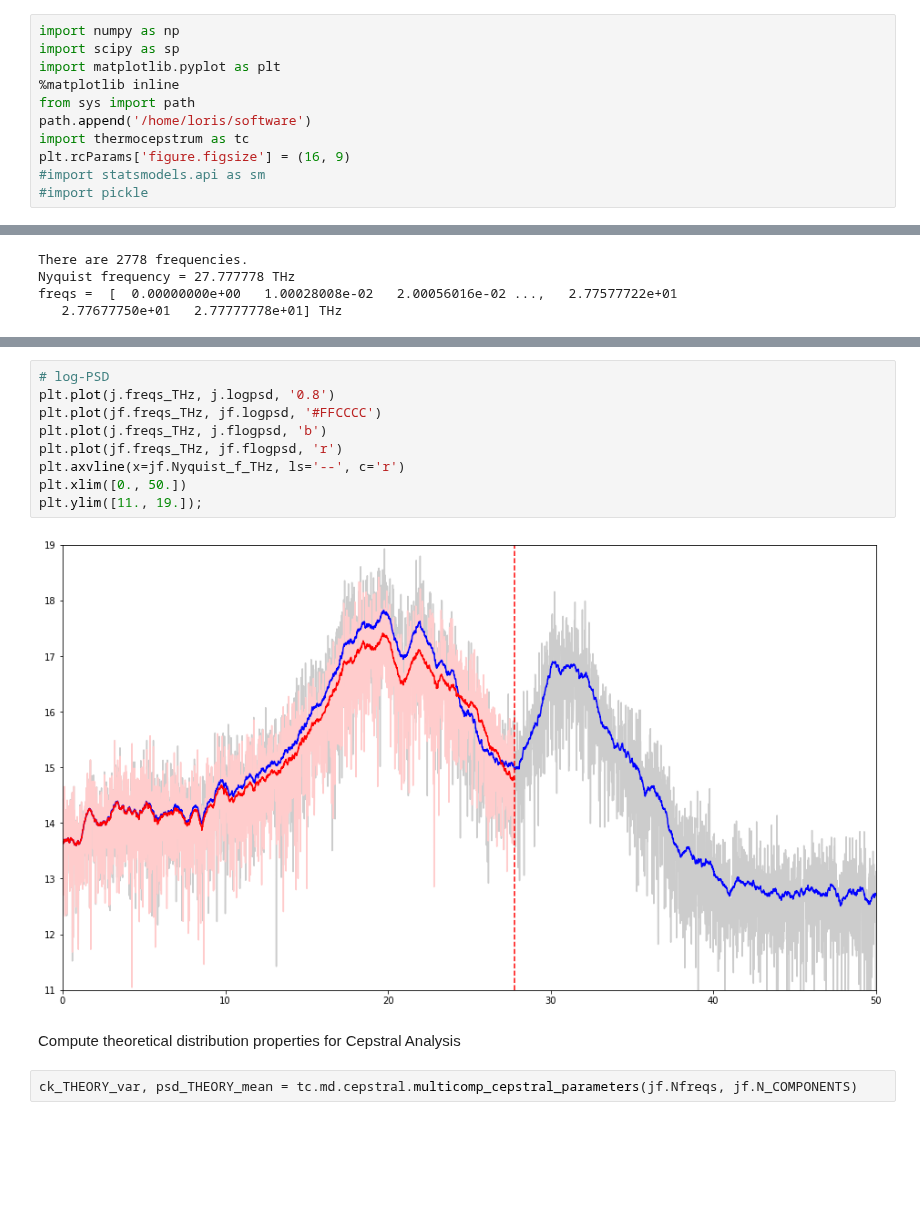
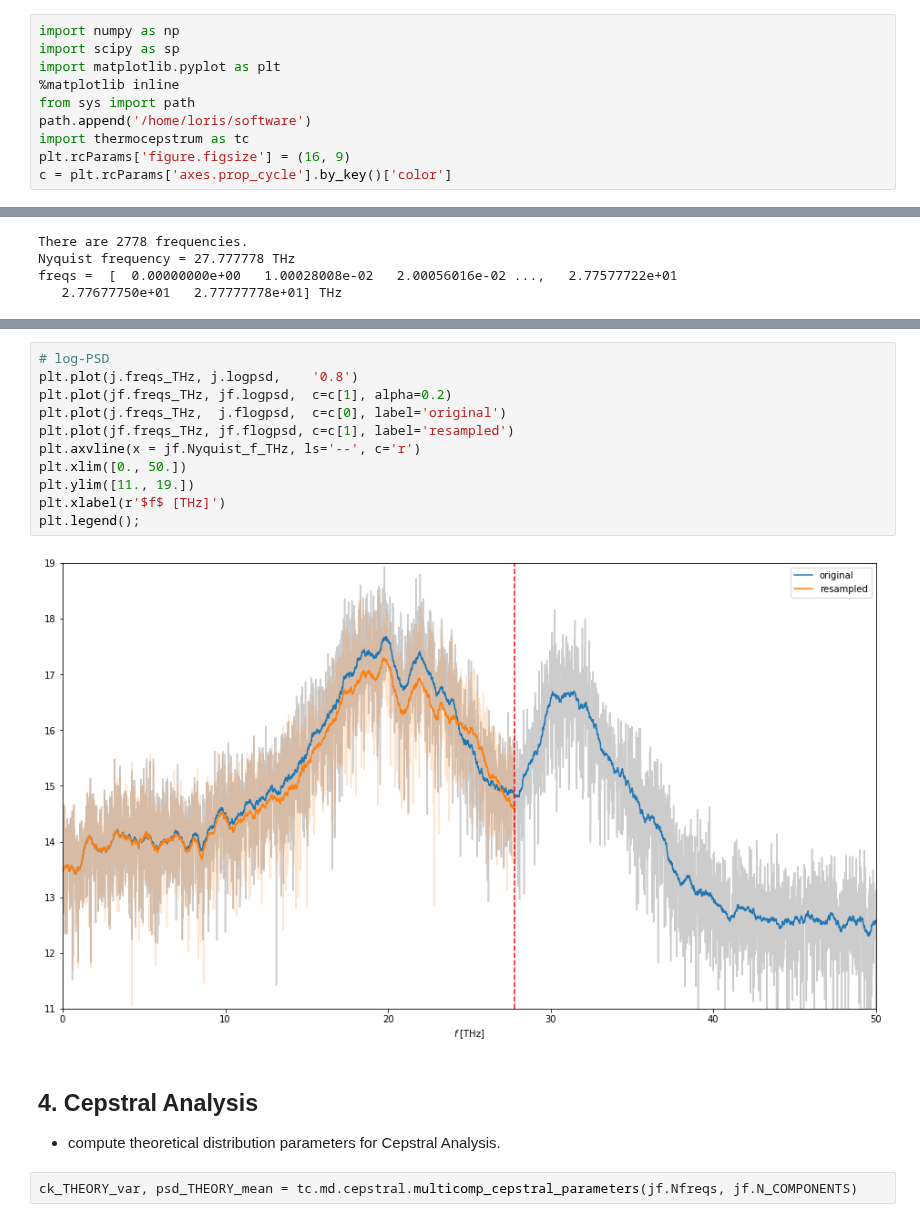
Before and after one commit to sissaschool/sportran, a Jupyter notebook: example/example_cepstrum_silica.ipynb, the cells around one changed output, grey strips where cells are left out. Drawn from its saved outputs; the diff is of its cells as text; blank space fills up the shorter version.

```diff
--- a/example/example_cepstrum_silica.ipynb
+++ b/example/example_cepstrum_silica.ipynb
@@ -7,6 +9,5 @@ from sys import path
 path.append('/home/loris/software')
 import thermocepstrum as tc
 plt.rcParams['figure.figsize'] = (16, 9)
-#import statsmodels.api as sm
-#import pickle
+c = plt.rcParams['axes.prop_cycle'].by_key()['color']
 # %% [markdown]
@@ -113,16 +123,19 @@ plt.ylim([0., 1e8]);
 # %%
 # log-PSD
-plt.plot(j.freqs_THz, j.logpsd, '0.8')
-plt.plot(jf.freqs_THz, jf.logpsd, '#FFCCCC')
-plt.plot(j.freqs_THz, j.flogpsd, 'b')
-plt.plot(jf.freqs_THz, jf.flogpsd, 'r')
-plt.axvline(x=jf.Nyquist_f_THz, ls='--', c='r')
+plt.plot(j.freqs_THz, j.logpsd,    '0.8')
+plt.plot(jf.freqs_THz, jf.logpsd,  c=c[1], alpha=0.2)
+plt.plot(j.freqs_THz,  j.flogpsd,  c=c[0], label='original')
+plt.plot(jf.freqs_THz, jf.flogpsd, c=c[1], label='resampled')
+plt.axvline(x = jf.Nyquist_f_THz, ls='--', c='r')
 plt.xlim([0., 50.])
-plt.ylim([11., 19.]);
+plt.ylim([11., 19.])
+plt.xlabel(r'$f$ [THz]')
+plt.legend();
 # %% [output]
-[figure, old version]
+[figure, new version]
 # %% [markdown]
-Compute theoretical distribution properties for Cepstral Analysis
+## 4. Cepstral Analysis
+- compute theoretical distribution parameters for Cepstral Analysis.
 # %%
 ck_THEORY_var, psd_THEORY_mean = tc.md.cepstral.multicomp_cepstral_parameters(jf.Nfreqs, jf.N_COMPONENTS)
 # %% [markdown]
```
Also changed, not shown: parts of 24 cells of this notebook, 1 other file.
